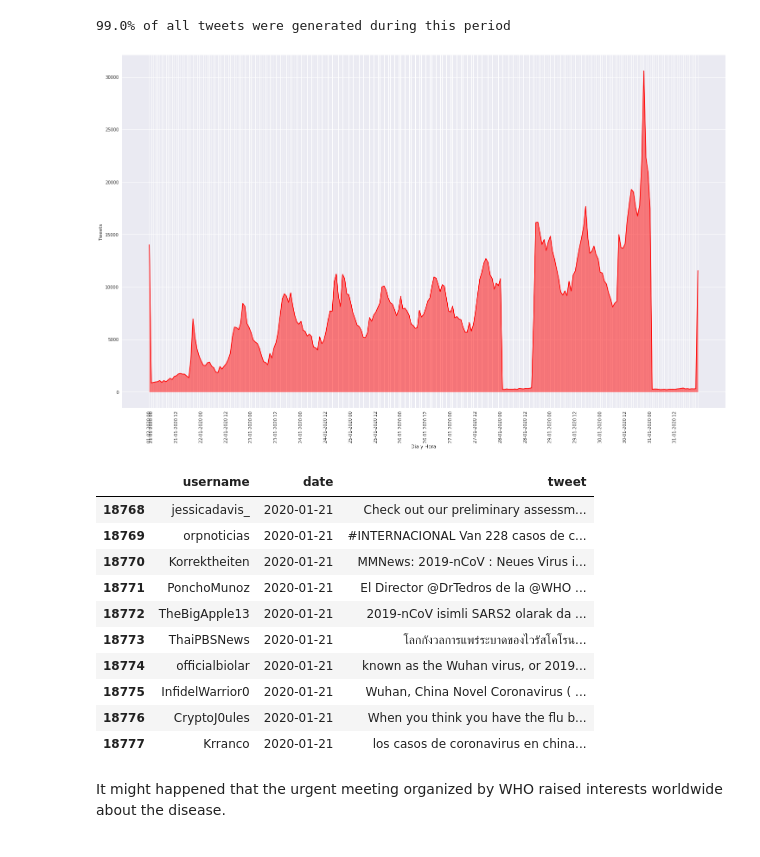
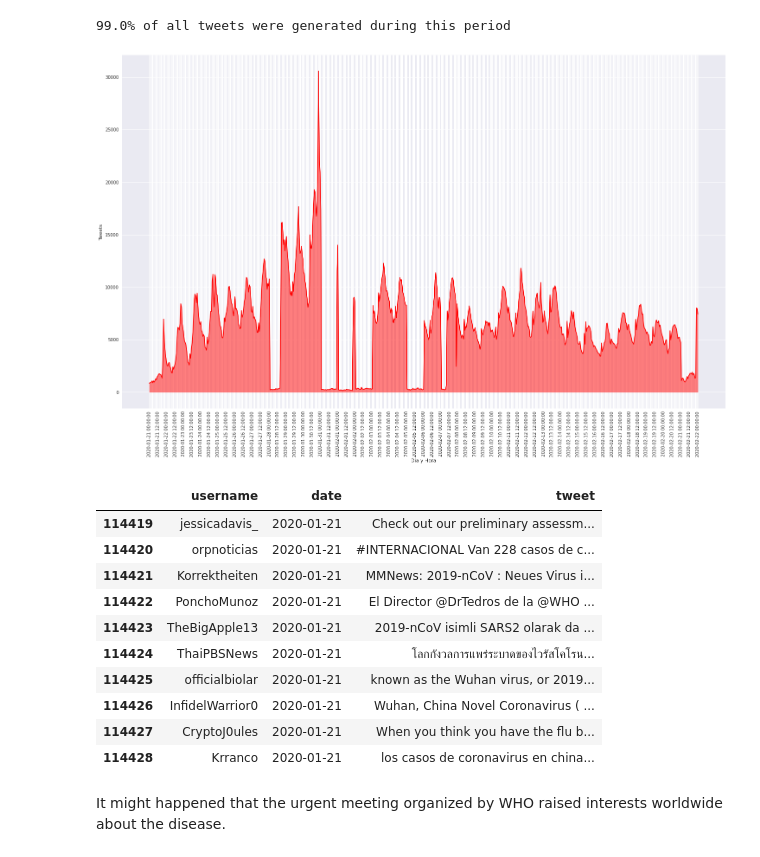
Before and after one commit to social-link-analytics-group-bsc/tw_coronavirus, a Jupyter notebook: corona_virus.ipynb, the cells around one changed output. Cells and saved outputs as stored; diff of their text form; code cells hidden in the pictures.

```diff
--- a/corona_virus.ipynb
+++ b/corona_virus.ipynb
@@ -53,7 +53,8 @@ column_types = {'tweet_id': 'uint64', 'user_id': 'uint64', 'tweet': 'object', 'k
                 'lang': 'category', 'tweet_length': 'uint16', 'tweet_word_count': 'uint8',
                 'hashtags_count': 'uint8', 'mentions_count': 'uint8'}
 # %%
-tweets = pd.read_csv('data/'+file_name, parse_dates=['date','formatted_date'])
+tweets = pd.read_csv('data/'+file_name, dtype=column_types, parse_dates=['date','formatted_date'],
+                     infer_datetime_format=True)
 # %%
 print("Dataframe size:\nRows: {0:,}; Columns: {1}".format(tweets.shape[0], tweets.shape[1]))
 # %% [output]
@@ -140,42 +142,44 @@ print('{}% of all tweets were generated during this period'.format(
 99.0% of all tweets were generated during this period
 # %%
 # get hour of tweets
-tweets.loc[:,'date_hour'] = tweets.loc[:,'formatted_datetime'].dt.strftime('%d-%m-%Y %H')
+tweets.loc[:,'date_hour'] = pd.to_datetime(tweets.loc[:,'formatted_datetime'].dt.strftime('%d-%m-%Y %H'),
+                                           format='%d-%m-%Y %H')
 # %%
 # group tweets by date and hour
-tweets_bulk_period_by_date_hour = tweets[(tweets['date'] >= start_date)].groupby('date_hour').count()
+tweets_bulk_period_by_date_hour = tweets[(tweets['date'] >= start_date)].groupby('date_hour', as_index=False).count()
 # %%
 plt.figure(figsize=(25,15))
-x_dates = list(tweets_bulk_period_by_date_hour.index)
-y_counts = list(tweets_bulk_period_by_date_hour['tweet_id'])
-fig = sns.lineplot(x=x_dates, y=y_counts, color='red')
+x_dates = list(tweets_bulk_period_by_date_hour.date_hour)
+y_counts = list(tweets_bulk_period_by_date_hour.tweet_id)
+fig = sns.lineplot(x=x_dates, y=y_counts, color='red', sort=False)
 fig.set(xlabel='Dia y Hora', ylabel='Tweets')
 sns.set_style('dark', {'axes.grid': True})
+fig.set(xticks=x_dates)
 fig.set_xticklabels(labels=x_dates, rotation=90)
 labels = fig.get_xticklabels() # get x labels
 for i, l in enumerate(labels):
-    if '00' not in str(labels[i]) and \
-       '12' not in str(labels[i]):
+    if '00:00:00' not in str(labels[i]) and \
+       '12:00:00' not in str(labels[i]):
         labels[i] = '' # skip labels
 fig.set_xticklabels(labels, rotation=90)
 plt.fill_between(x_dates, y_counts, alpha=0.5, color='red')
 plt.show()
 # %% [output]
-[figure, old version]
+[figure, new version]
 # %%
 tweets[(tweets['date'] == start_date)][['username', 'date', 'tweet']].head(10)
 # %% [output]
 |  | username | date | tweet |
-| 18768 | jessicadavis_ | 2020-01-21 | Check out our preliminary assessm... |
-| 18769 | orpnoticias | 2020-01-21 | #INTERNACIONAL Van 228 casos de c... |
-| 18770 | Korrektheiten | 2020-01-21 | MMNews: 2019-nCoV : Neues Virus i... |
-| 18771 | PonchoMunoz | 2020-01-21 | El Director @DrTedros de la @WHO ... |
-| 18772 | TheBigApple13 | 2020-01-21 | 2019-nCoV isimli SARS2 olarak da ... |
-| 18773 | ThaiPBSNews | 2020-01-21 | โลกกังวลการแพร่ระบาดของไวรัสโคโรน... |
-| 18774 | officialbiolar | 2020-01-21 | known as the Wuhan virus, or 2019... |
-| 18775 | InfidelWarrior0 | 2020-01-21 | Wuhan, China Novel Coronavirus ( ... |
-| 18776 | CryptoJ0ules | 2020-01-21 | When you think you have the flu b... |
-| 18777 | Krranco | 2020-01-21 | los casos de coronavirus en china... |
+| 114419 | jessicadavis_ | 2020-01-21 | Check out our preliminary assessm... |
+| 114420 | orpnoticias | 2020-01-21 | #INTERNACIONAL Van 228 casos de c... |
+| 114421 | Korrektheiten | 2020-01-21 | MMNews: 2019-nCoV : Neues Virus i... |
+| 114422 | PonchoMunoz | 2020-01-21 | El Director @DrTedros de la @WHO ... |
+| 114423 | TheBigApple13 | 2020-01-21 | 2019-nCoV isimli SARS2 olarak da ... |
+| 114424 | ThaiPBSNews | 2020-01-21 | โลกกังวลการแพร่ระบาดของไวรัสโคโรน... |
+| 114425 | officialbiolar | 2020-01-21 | known as the Wuhan virus, or 2019... |
+| 114426 | InfidelWarrior0 | 2020-01-21 | Wuhan, China Novel Coronavirus ( ... |
+| 114427 | CryptoJ0ules | 2020-01-21 | When you think you have the flu b... |
+| 114428 | Krranco | 2020-01-21 | los casos de coronavirus en china... |
 # %% [markdown]
 It might happened that the urgent meeting organized by WHO raised interests worldwide about the disease.
 # %% [markdown]
```
Also changed, not shown: parts of 36 cells of this notebook.
